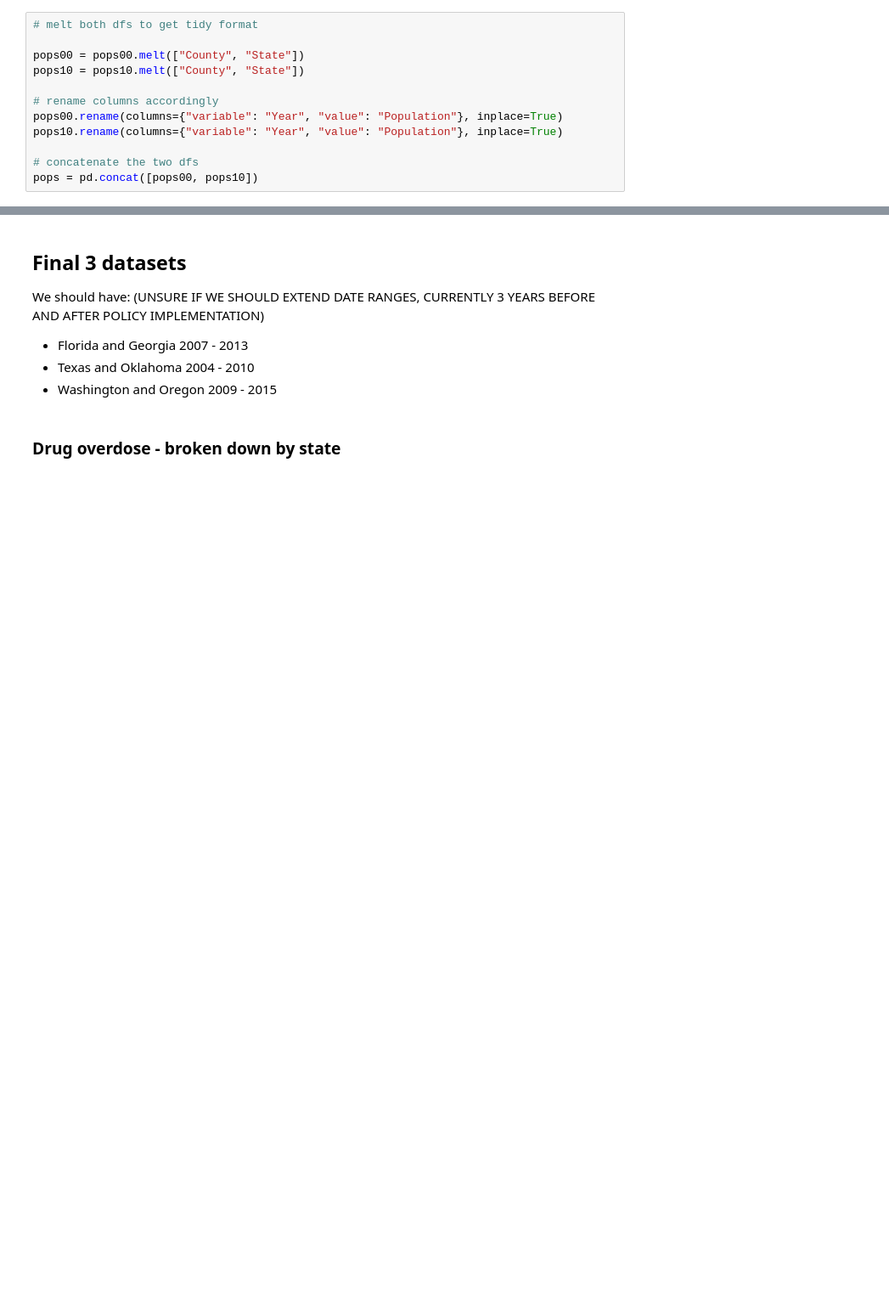
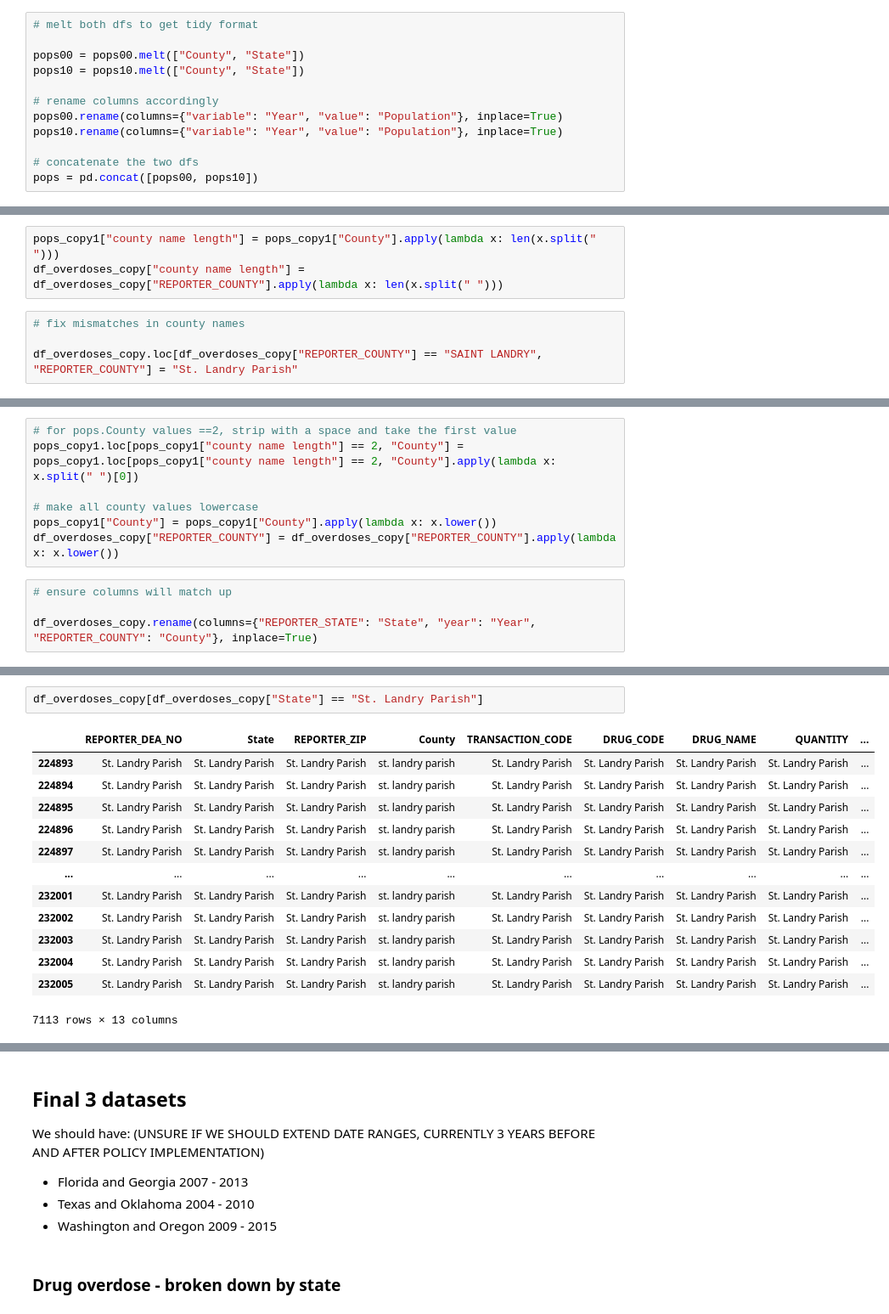
Before and after one commit to abzdel/Opioid-Analysis, a Jupyter notebook: 02_clean_data.ipynb, the cells around one changed output, grey strips where cells are left out. Shown: that part at 85% size. Saved outputs shown, nothing was run; the diff lists cells and outputs as text; blank space fills up the shorter version.

Commit message:
cleaning up county values - will take a while before join will work

```diff
--- a/02_clean_data.ipynb
+++ b/02_clean_data.ipynb
@@ -362,0 +371,7 @@ assert pops.duplicated().sum() == 0
+# %%
+pops_copy1["county name length"] = pops_copy1["County"].apply(lambda x: len(x.split(" ")))
+df_overdoses_copy["county name length"] = df_overdoses_copy["REPORTER_COUNTY"].apply(lambda x: len(x.split(" ")))
+# %%
+# fix mismatches in county names
+
+df_overdoses_copy.loc[df_overdoses_copy["REPORTER_COUNTY"] == "SAINT LANDRY", "REPORTER_COUNTY"] = "St. Landry Parish"
@@ -362,0 +403,11 @@ assert pops.duplicated().sum() == 0
+# %%
+# for pops.County values ==2, strip with a space and take the first value
+pops_copy1.loc[pops_copy1["county name length"] == 2, "County"] = pops_copy1.loc[pops_copy1["county name length"] == 2, "County"].apply(lambda x: x.split(" ")[0])
+
+# make all county values lowercase
+pops_copy1["County"] = pops_copy1["County"].apply(lambda x: x.lower())
+df_overdoses_copy["REPORTER_COUNTY"] = df_overdoses_copy["REPORTER_COUNTY"].apply(lambda x: x.lower())
+# %%
+# ensure columns will match up
+
+df_overdoses_copy.rename(columns={"REPORTER_STATE": "State", "year": "Year", "REPORTER_COUNTY": "County"}, inplace=True)
@@ -362,0 +430,16 @@ assert pops.duplicated().sum() == 0
+# %%
+df_overdoses_copy[df_overdoses_copy["State"] == "St. Landry Parish"]
+# %% [output]
+|  | REPORTER_DEA_NO | State | REPORTER_ZIP | County | TRANSACTION_CODE | DRUG_CODE | DRUG_NAME | QUANTITY | ... |
+| 224893 | St. Landry Parish | St. Landry Parish | St. Landry Parish | st. landry parish | St. Landry Parish | St. Landry Parish | St. Landry Parish | St. Landry Parish | ... |
+| 224894 | St. Landry Parish | St. Landry Parish | St. Landry Parish | st. landry parish | St. Landry Parish | St. Landry Parish | St. Landry Parish | St. Landry Parish | ... |
+| 224895 | St. Landry Parish | St. Landry Parish | St. Landry Parish | st. landry parish | St. Landry Parish | St. Landry Parish | St. Landry Parish | St. Landry Parish | ... |
+| 224896 | St. Landry Parish | St. Landry Parish | St. Landry Parish | st. landry parish | St. Landry Parish | St. Landry Parish | St. Landry Parish | St. Landry Parish | ... |
+| 224897 | St. Landry Parish | St. Landry Parish | St. Landry Parish | st. landry parish | St. Landry Parish | St. Landry Parish | St. Landry Parish | St. Landry Parish | ... |
+| ... | ... | ... | ... | ... | ... | ... | ... | ... | ... |
+| 232001 | St. Landry Parish | St. Landry Parish | St. Landry Parish | st. landry parish | St. Landry Parish | St. Landry Parish | St. Landry Parish | St. Landry Parish | ... |
+| 232002 | St. Landry Parish | St. Landry Parish | St. Landry Parish | st. landry parish | St. Landry Parish | St. Landry Parish | St. Landry Parish | St. Landry Parish | ... |
+| 232003 | St. Landry Parish | St. Landry Parish | St. Landry Parish | st. landry parish | St. Landry Parish | St. Landry Parish | St. Landry Parish | St. Landry Parish | ... |
+| 232004 | St. Landry Parish | St. Landry Parish | St. Landry Parish | st. landry parish | St. Landry Parish | St. Landry Parish | St. Landry Parish | St. Landry Parish | ... |
+| 232005 | St. Landry Parish | St. Landry Parish | St. Landry Parish | st. landry parish | St. Landry Parish | St. Landry Parish | St. Landry Parish | St. Landry Parish | ... |
+7113 rows × 13 columns
```
Also changed, not shown: parts of 18 cells of this notebook.
